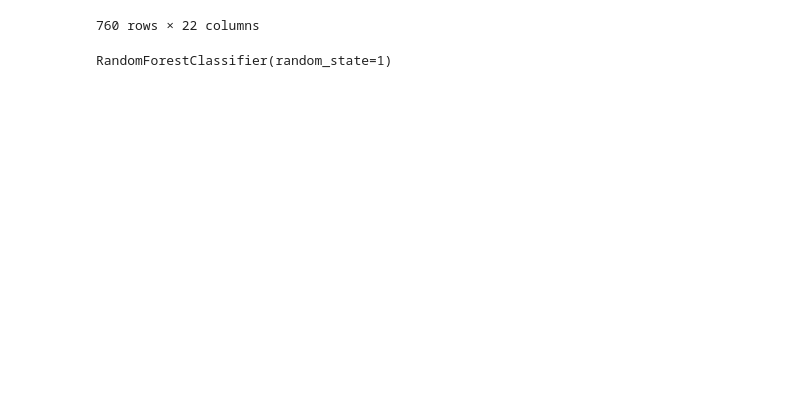
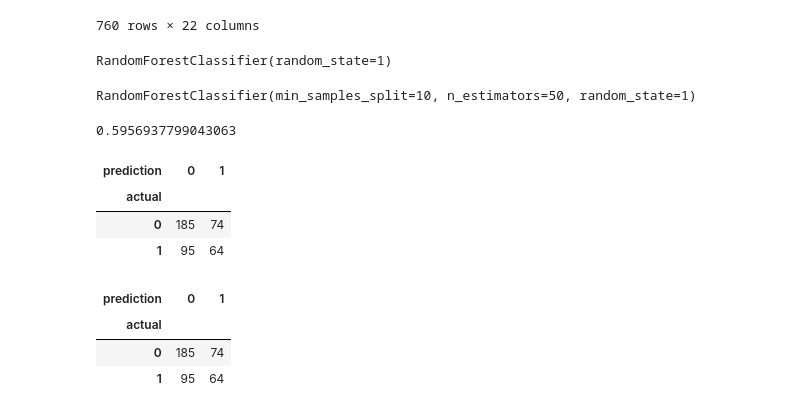
Before and after one commit to mmartinezvaras/MLpartidosPremier, a Jupyter notebook: Partidos.ipynb, the cells around one changed output. Cells and saved outputs as stored; diff of their text form; code cells hidden in the pictures; blank space fills up the shorter version.

```diff
--- a/Partidos.ipynb
+++ b/Partidos.ipynb
@@ -204,3 +204,9 @@ predictors = ["venue_code", "opp_code", "hour", "day_code"]
 rf.fit(train[predictors], train["target"])
 # %% [output]
 RandomForestClassifier(random_state=1)
+# %%
+RandomForestClassifier(min_samples_split=10, n_estimators=50, random_state=1)
+# %% [output]
+RandomForestClassifier(min_samples_split=10, n_estimators=50, random_state=1)
+# %%
+preds = rf.predict(test[predictors])
@@ -206,0 +217,19 @@ RandomForestClassifier(random_state=1)
+# %%
+acc
+# %% [output]
+0.5956937799043063
+# %%
+combined = pd.DataFrame({
+    "actual": test["target"].to_numpy(),
+    "prediction": preds
+})
+
+pd.crosstab(
+    index=combined["actual"],
+    columns=combined["prediction"]
+)
+# %% [output]
+| prediction | 0 | 1 |
+| actual |  |  |
+| 0 | 185 | 74 |
+| 1 | 95 | 64 |
@@ -206,0 +241,10 @@ RandomForestClassifier(random_state=1)
+# %%
+pd.crosstab(
+    index=combined["actual"],
+    columns=combined["prediction"]
+)
+# %% [output]
+| prediction | 0 | 1 |
+| actual |  |  |
+| 0 | 185 | 74 |
+| 1 | 95 | 64 |
```
Also changed, not shown: parts of 3 cells of this notebook.
